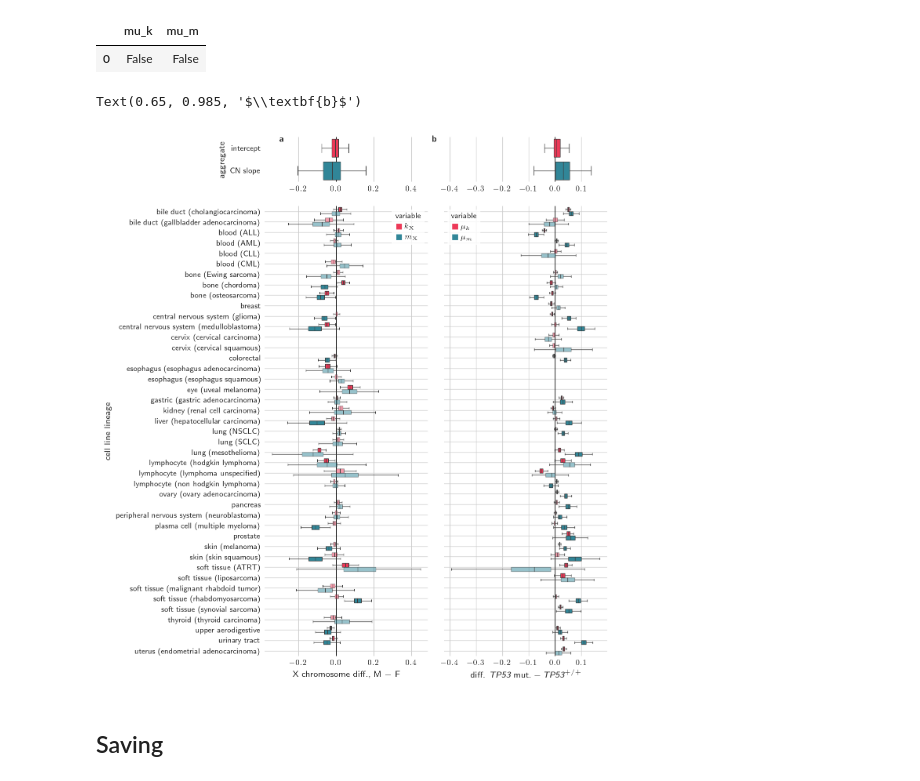
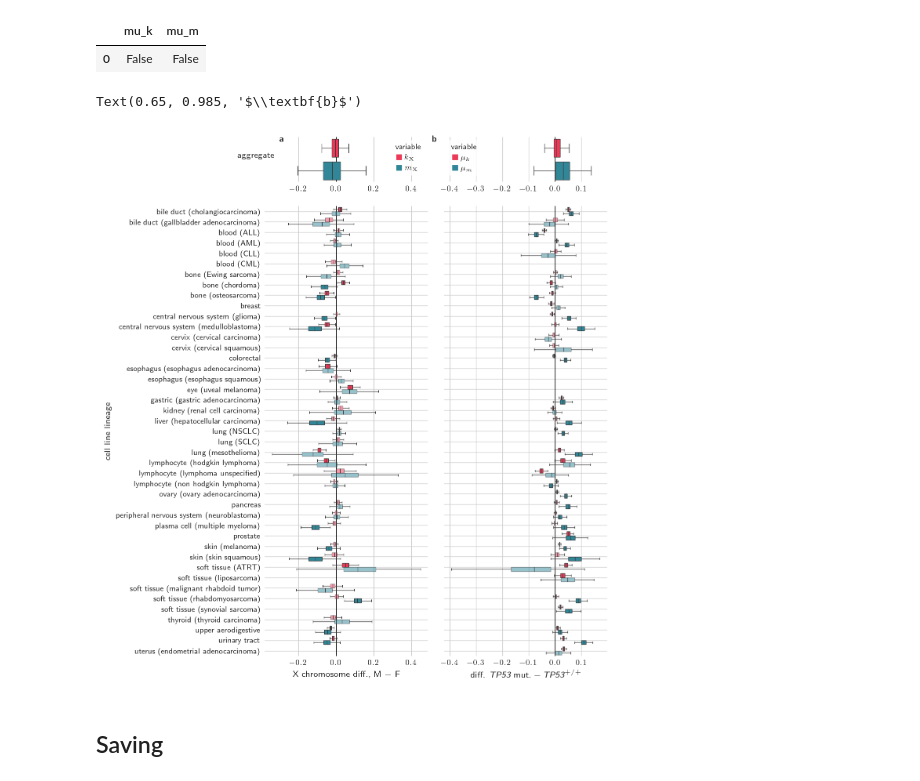
Before and after one commit to Kevin-Haigis-Lab/speclet, a Jupyter notebook: figures/004_v001_cell-tp53-sex-chrom.ipynb, the cells around one changed output. Saved outputs shown, nothing was run; the diff lists cells and outputs as text; code cells hidden in the pictures.

Commit message:
fix: minor fixes to figures

```diff
--- a/figures/004_v001_cell-tp53-sex-chrom.ipynb
+++ b/figures/004_v001_cell-tp53-sex-chrom.ipynb
@@ -206,40 +206,40 @@ _plot_comparison_distributions(
     plot_df, [tp53_top_ax, tp53_bot_ax], hdi_res=tp53_hdi, pal=tp53_pal
 )
 
-Xchrom_top_ax.set_ylabel("aggregate")
-Xchrom_top_ax.set_yticklabels(["intercept", "CN slope"])
+Xchrom_top_ax.set_ylabel("aggregate", rotation=0)
+Xchrom_top_ax.set_yticklabels([])
 Xchrom_bot_ax.set_ylabel("cell line lineage")
 Xchrom_bot_ax.set_xlabel("X chromosome diff., M $-$ F")
 tp53_bot_ax.set_xlabel(r"diff. $\textit{TP53}\textsf{ mut.} - \textit{TP53}^{+/+}$")
 tp53_bot_ax.tick_params("y", labelleft=False)
 tp53_top_ax.tick_params("y", labelleft=False)
 tp53_bot_ax.set_ylabel(None)
 tp53_top_ax.set_ylabel(None)
 
 leg_kwargs = {
     "title": "variable",
     "handletextpad": 0.7,
     "handlelength": 0,
     "frameon": True,
     "edgecolor": "white",
 }
 handles_kwargs = {"lw": 0, "marker": "s", "markersize": 4}
-Xchrom_bot_ax.legend(
+Xchrom_top_ax.legend(
     handles=pal_to_legend_handles(xchrom_pal_show, **handles_kwargs),
     loc="upper right",
     **leg_kwargs,
 )
-tp53_bot_ax.legend(
+tp53_top_ax.legend(
     handles=pal_to_legend_handles(tp53_pal_show, **handles_kwargs),
     loc="upper left",
     **leg_kwargs,
 )
 
 figure.text(0.35, 0.985, r"$\textbf{a}$", fontsize=8)
 figure.text(0.65, 0.985, r"$\textbf{b}$", fontsize=8)
 # %% [output]
 Text(0.65, 0.985, '$\\textbf{b}$')
-[figure, old version]
+[figure, new version]
 # %% [markdown]
 ## Saving
 # %%
```
Also changed, not shown: parts of 2 cells of this notebook, 13 other files.
